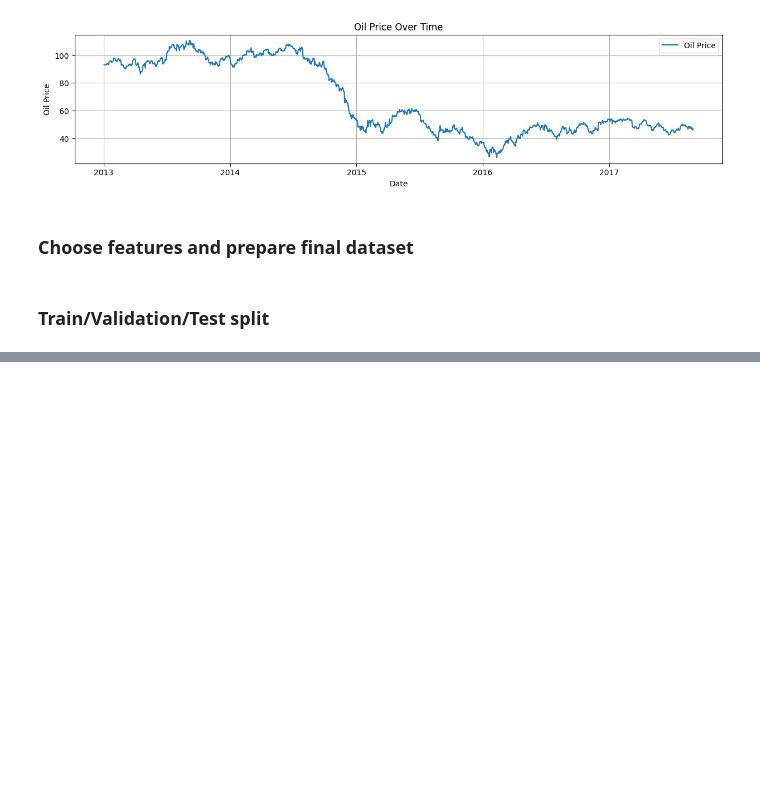
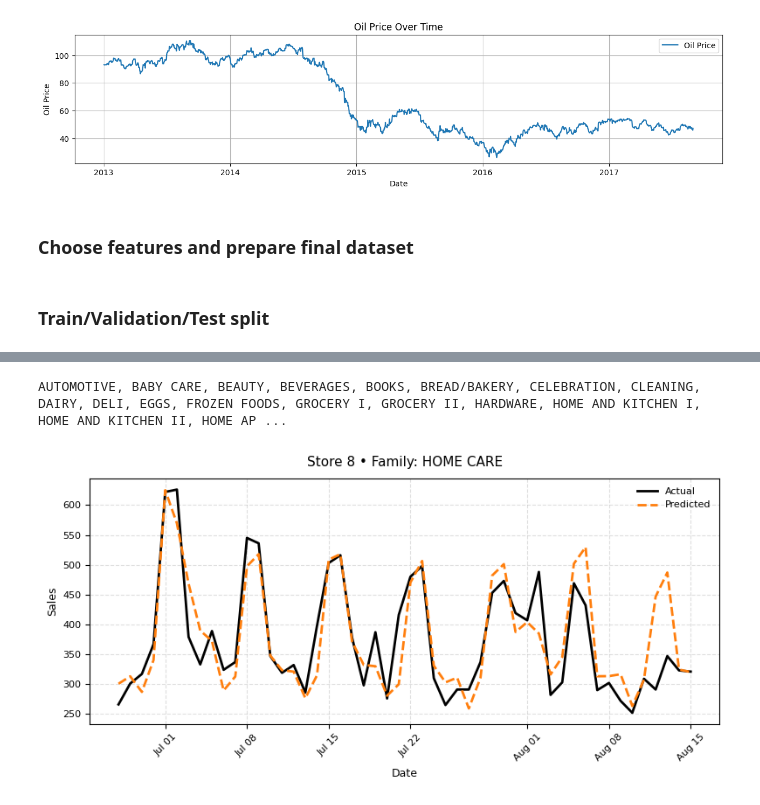
Before and after one commit to francescogalante3237/store-sales-prediction, a Jupyter notebook: notebooks/Store_sales.ipynb, the cells around one changed output, grey strips where cells are left out. Drawn from its saved outputs; the diff is of its cells as text; code cells hidden in the pictures; blank space fills up the shorter version.

```diff
--- a/notebooks/Store_sales.ipynb
+++ b/notebooks/Store_sales.ipynb
@@ -164,3 +77,31 @@ def autoregressive_forecast(model, df_model_test, features, lags=(1, 7, 14, 28))
+# %%
+def plot_validation_series(valid, df_pred, store_nbr, family):
+    """
+    Plot actual vs predicted sales for one (store_nbr, family) over the validation window.
+    """
+    mask_true = (valid['store_nbr'] == store_nbr) & (valid['family'] == family)
+    df_true = valid.loc[mask_true, ['date', 'sales']].sort_values('date')
+
+    mask_pred = (df_pred['store_nbr'] == store_nbr) & (df_pred['family'] == family)
+    df_hat = df_pred.loc[mask_pred, ['date', 'sales']].rename(columns={'sales': 'pred_sales'}).sort_values('date')
+
+    df_plot = pd.merge(df_true, df_hat, on='date', how='left')
+
+    plt.figure(figsize=(8, 4))
+    plt.plot(df_plot['date'], df_plot['sales'], label='Actual', color='black', lw=2)
+    plt.plot(df_plot['date'], df_plot['pred_sales'], label='Predicted', color='tab:orange', lw=2, linestyle='--')
+
+    plt.title(f'Store {store_nbr} • Family: {family}', fontsize=11, pad=10)
+    plt.xlabel('Date', fontsize=9)
+    plt.ylabel('Sales', fontsize=9)
+
+    plt.gca().xaxis.set_major_formatter(mdates.DateFormatter('%b %d'))
+    plt.xticks(rotation=45, fontsize=8)
+    plt.yticks(fontsize=8)
+    plt.grid(True, linestyle='--', alpha=0.4)
+    plt.legend(frameon=False, fontsize=8)
+    plt.tight_layout()
+    plt.show()
 # %% [markdown]
 ### Data
 # %%
@@ -382,0 +329,8 @@ print("Saved:", submission.shape, "-> submission.csv")
+# %%
+print(", ".join(sorted(df_model['family'].unique())))
+
+df_val_pred = autoregressive_forecast(model, valid, features, lags=(1,7,14,28))
+plot_validation_series(valid, df_val_pred, store_nbr=8, family='HOME CARE')
+# %% [output]
+AUTOMOTIVE, BABY CARE, BEAUTY, BEVERAGES, BOOKS, BREAD/BAKERY, CELEBRATION, CLEANING, DAIRY, DELI, EGGS, FROZEN FOODS, GROCERY I, GROCERY II, HARDWARE, HOME AND KITCHEN I, HOME AND KITCHEN II, HOME AP ...
+[figure, added]
```
Also changed, not shown: parts of 13 cells of this notebook.
